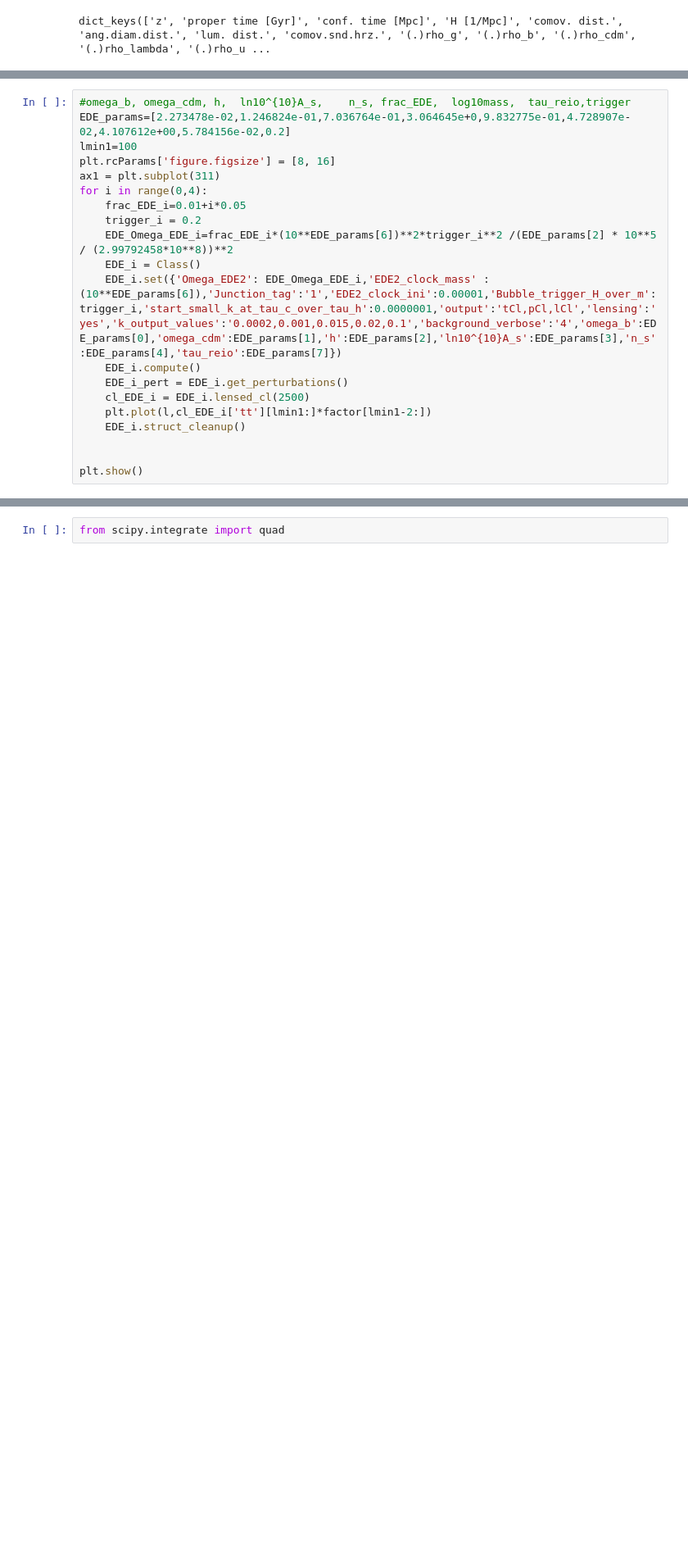
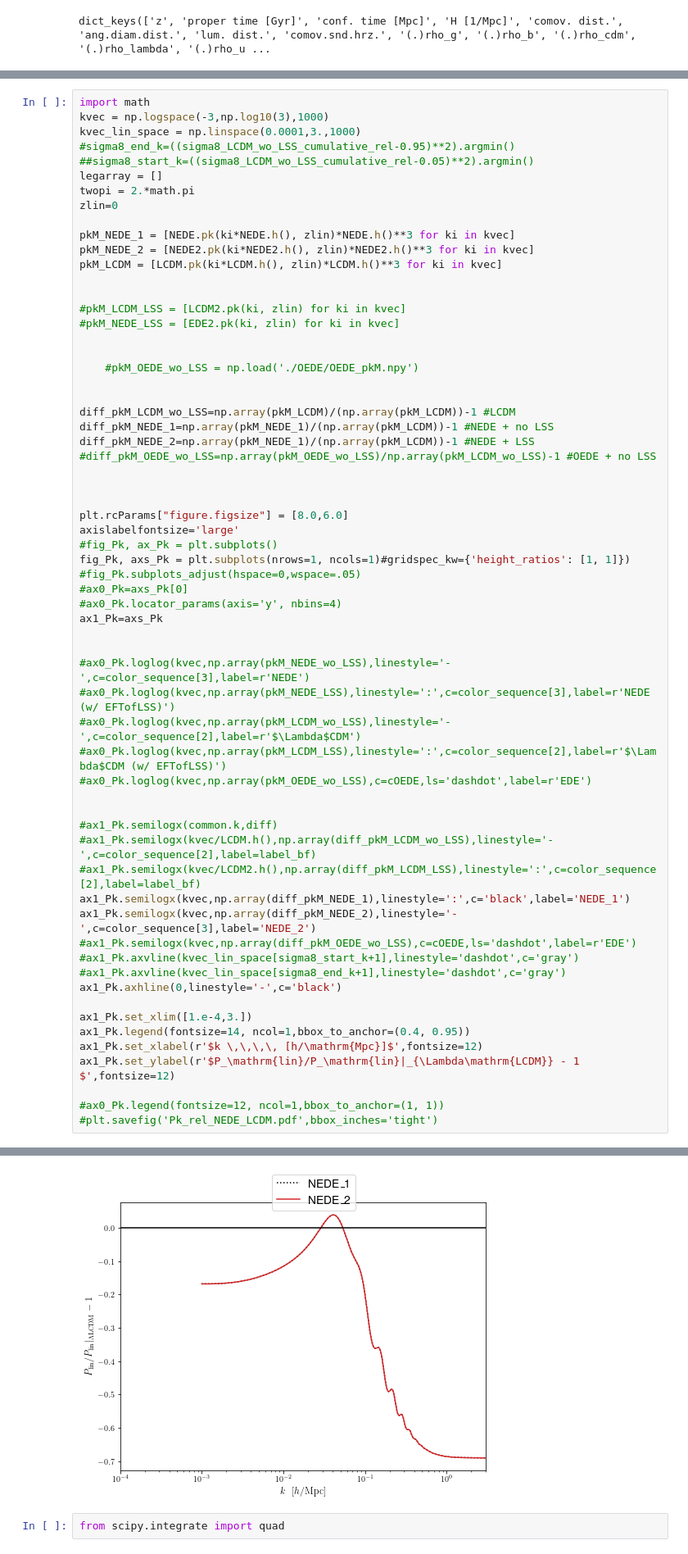
Before and after one commit to NEDE-Cosmo/TriggerCLASS, a Jupyter notebook: notebooks/NEDE.ipynb, the cells around one changed output, grey strips where cells are left out. Shown at 82% size. Drawn from its saved outputs; the diff is of its cells as text; blank space fills up the shorter version.

```diff
--- a/notebooks/NEDE.ipynb
+++ b/notebooks/NEDE.ipynb
@@ -1241,20 +519,0 @@ plt.close('all')
-# %%
-#omega_b, omega_cdm, h,  ln10^{10}A_s,    n_s, frac_EDE,  log10mass,  tau_reio,trigger
-EDE_params=[2.273478e-02,1.246824e-01,7.036764e-01,3.064645e+0,9.832775e-01,4.728907e-02,4.107612e+00,5.784156e-02,0.2]
-lmin1=100
-plt.rcParams['figure.figsize'] = [8, 16]
-ax1 = plt.subplot(311)
-for i in range(0,4):
-    frac_EDE_i=0.01+i*0.05
-    trigger_i = 0.2
-    EDE_Omega_EDE_i=frac_EDE_i*(10**EDE_params[6])**2*trigger_i**2 /(EDE_params[2] * 10**5 / (2.99792458*10**8))**2
-    EDE_i = Class()
-    EDE_i.set({'Omega_EDE2': EDE_Omega_EDE_i,'EDE2_clock_mass' : (10**EDE_params[6]),'Junction_tag':'1','EDE2_clock_ini':0.00001,'Bubble_trigger_H_over_m':trigger_i,'start_small_k_at_tau_c_over_tau_h':0.0000001,'output':'tCl,pCl,lCl','lensing':'yes','k_output_values':'0.0002,0.001,0.015,0.02,0.1','background_verbose':'4','omega_b':EDE_params[0],'omega_cdm':EDE_params[1],'h':EDE_params[2],'ln10^{10}A_s':EDE_params[3],'n_s':EDE_params[4],'tau_reio':EDE_params[7]})
-    EDE_i.compute()
-    EDE_i_pert = EDE_i.get_perturbations()
-    cl_EDE_i = EDE_i.lensed_cl(2500)
-    plt.plot(l,cl_EDE_i['tt'][lmin1:]*factor[lmin1-2:])
-    EDE_i.struct_cleanup()
-
-
-plt.show()
@@ -1441,0 +520,64 @@ plt.show()
+# %%
+import math
+kvec = np.logspace(-3,np.log10(3),1000)
+kvec_lin_space = np.linspace(0.0001,3.,1000)
+#sigma8_end_k=((sigma8_LCDM_wo_LSS_cumulative_rel-0.95)**2).argmin()
+##sigma8_start_k=((sigma8_LCDM_wo_LSS_cumulative_rel-0.05)**2).argmin()
+legarray = []
+twopi = 2.*math.pi
+zlin=0
+
+pkM_NEDE_1 = [NEDE.pk(ki*NEDE.h(), zlin)*NEDE.h()**3 for ki in kvec]
+pkM_NEDE_2 = [NEDE2.pk(ki*NEDE2.h(), zlin)*NEDE2.h()**3 for ki in kvec]
+pkM_LCDM = [LCDM.pk(ki*LCDM.h(), zlin)*LCDM.h()**3 for ki in kvec]
+
+
+#pkM_LCDM_LSS = [LCDM2.pk(ki, zlin) for ki in kvec]
+#pkM_NEDE_LSS = [EDE2.pk(ki, zlin) for ki in kvec]
+
+
+    #pkM_OEDE_wo_LSS = np.load('./OEDE/OEDE_pkM.npy')
+
+
+diff_pkM_LCDM_wo_LSS=np.array(pkM_LCDM)/(np.array(pkM_LCDM))-1 #LCDM
+diff_pkM_NEDE_1=np.array(pkM_NEDE_1)/(np.array(pkM_LCDM))-1 #NEDE + no LSS
+diff_pkM_NEDE_2=np.array(pkM_NEDE_1)/(np.array(pkM_LCDM))-1 #NEDE + LSS
+#diff_pkM_OEDE_wo_LSS=np.array(pkM_OEDE_wo_LSS)/np.array(pkM_LCDM_wo_LSS)-1 #OEDE + no LSS
+
+
+
+plt.rcParams["figure.figsize"] = [8.0,6.0]
+axislabelfontsize='large'
+#fig_Pk, ax_Pk = plt.subplots()
+fig_Pk, axs_Pk = plt.subplots(nrows=1, ncols=1)#gridspec_kw={'height_ratios': [1, 1]})
+#fig_Pk.subplots_adjust(hspace=0,wspace=.05)
+#ax0_Pk=axs_Pk[0]
+#ax0_Pk.locator_params(axis='y', nbins=4)
+ax1_Pk=axs_Pk
+
+
+#ax0_Pk.loglog(kvec,np.array(pkM_NEDE_wo_LSS),linestyle='-',c=color_sequence[3],label=r'NEDE')
+#ax0_Pk.loglog(kvec,np.array(pkM_NEDE_LSS),linestyle=':',c=color_sequence[3],label=r'NEDE (w/ EFTofLSS)')
+#ax0_Pk.loglog(kvec,np.array(pkM_LCDM_wo_LSS),linestyle='-',c=color_sequence[2],label=r'$\Lambda$CDM')
+#ax0_Pk.loglog(kvec,np.array(pkM_LCDM_LSS),linestyle=':',c=color_sequence[2],label=r'$\Lambda$CDM (w/ EFTofLSS)')
+#ax0_Pk.loglog(kvec,np.array(pkM_OEDE_wo_LSS),c=cOEDE,ls='dashdot',label=r'EDE')
+
+
+#ax1_Pk.semilogx(common.k,diff)
+#ax1_Pk.semilogx(kvec/LCDM.h(),np.array(diff_pkM_LCDM_wo_LSS),linestyle='-',c=color_sequence[2],label=label_bf)
+#ax1_Pk.semilogx(kvec/LCDM2.h(),np.array(diff_pkM_LCDM_LSS),linestyle=':',c=color_sequence[2],label=label_bf)
+ax1_Pk.semilogx(kvec,np.array(diff_pkM_NEDE_1),linestyle=':',c='black',label='NEDE_1')
+ax1_Pk.semilogx(kvec,np.array(diff_pkM_NEDE_2),linestyle='-',c=color_sequence[3],label='NEDE_2')
+#ax1_Pk.semilogx(kvec,np.array(diff_pkM_OEDE_wo_LSS),c=cOEDE,ls='dashdot',label=r'EDE')
+#ax1_Pk.axvline(kvec_lin_space[sigma8_start_k+1],linestyle='dashdot',c='gray')
+#ax1_Pk.axvline(kvec_lin_space[sigma8_end_k+1],linestyle='dashdot',c='gray')
+ax1_Pk.axhline(0,linestyle='-',c='black')
+
+ax1_Pk.set_xlim([1.e-4,3.])
+ax1_Pk.legend(fontsize=14, ncol=1,bbox_to_anchor=(0.4, 0.95))
+ax1_Pk.set_xlabel(r'$k \,\,\,\, [h/\mathrm{Mpc}]$',fontsize=12)
+ax1_Pk.set_ylabel(r'$P_\mathrm{lin}/P_\mathrm{lin}|_{\Lambda\mathrm{LCDM}} - 1 $',fontsize=12)
+
+#ax0_Pk.legend(fontsize=12, ncol=1,bbox_to_anchor=(1, 1))
+#plt.savefig('Pk_rel_NEDE_LCDM.pdf',bbox_inches='tight')
+# %% [output]
@@ -1442,2 +585,3 @@ plt.show()
+[figure, added]
 # %%
 from scipy.integrate import quad
```
Also changed, not shown: parts of 23 cells of this notebook, 5 other files.
